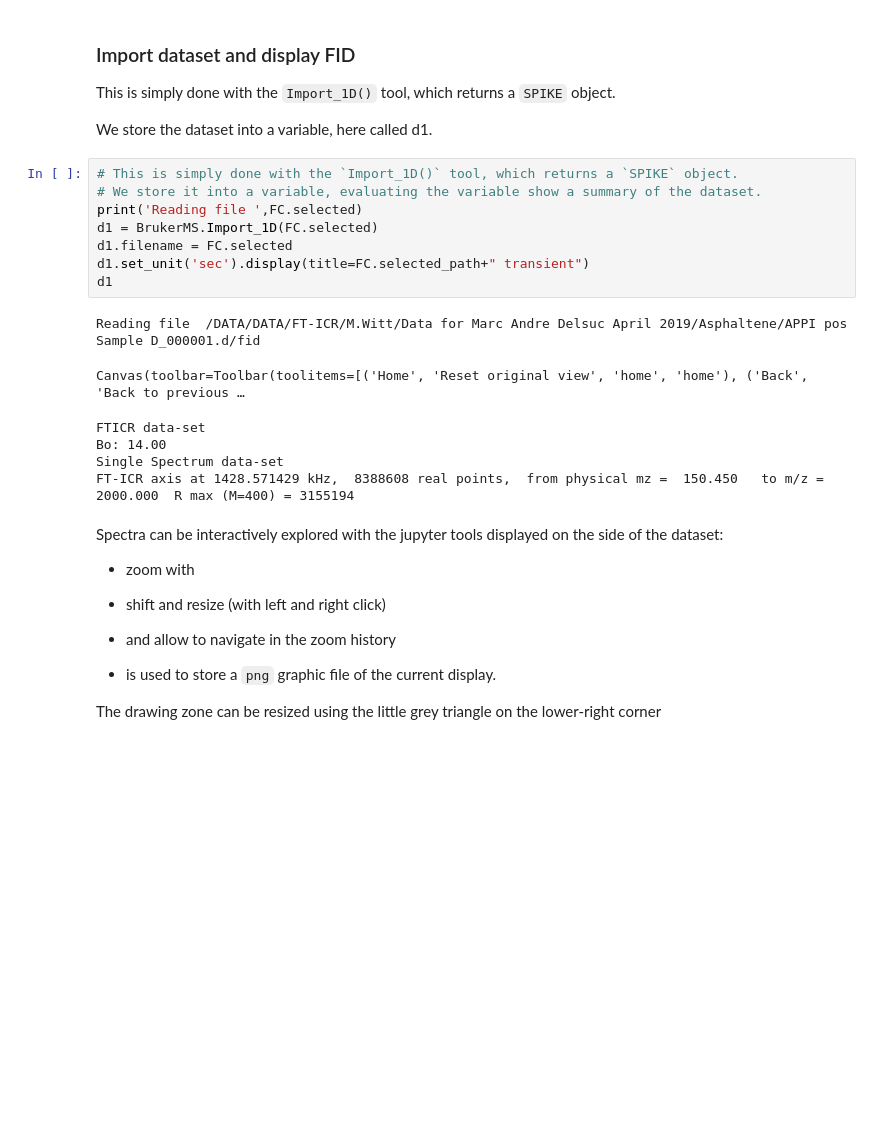
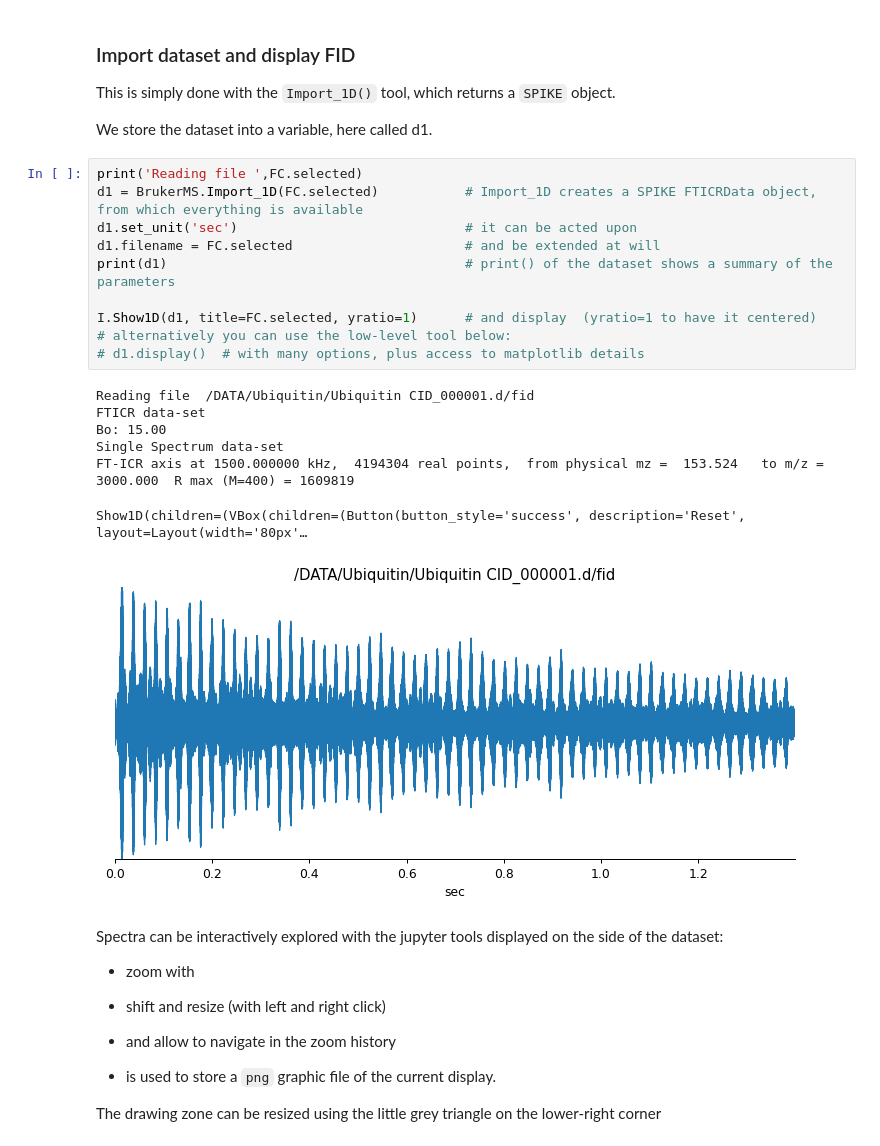
Before and after one commit to spike-project/spike, a Jupyter notebook: Notebooks/ProcessFTICR-MS.ipynb, the cells around one changed output. Drawn from its saved outputs; the diff is of its cells as text; blank space fills up the shorter version.

```diff
--- a/Notebooks/ProcessFTICR-MS.ipynb
+++ b/Notebooks/ProcessFTICR-MS.ipynb
@@ -80,21 +83,24 @@ FileChooser(path='/DATA', filename='', show_hidden='False')
 This is simply done with the `Import_1D()` tool, which returns a `SPIKE` object.
 
 We store the dataset into a variable, here called d1.
-# %%
-# This is simply done with the `Import_1D()` tool, which returns a `SPIKE` object.
-# We store it into a variable, evaluating the variable show a summary of the dataset.
-print('Reading file ',FC.selected)
-d1 = BrukerMS.Import_1D(FC.selected)
-d1.filename = FC.selected
-d1.set_unit('sec').display(title=FC.selected_path+" transient")
-d1
-# %% [output]
-Reading file  /DATA/DATA/FT-ICR/M.Witt/Data for Marc Andre Delsuc April 2019/Asphaltene/APPI pos Sample D_000001.d/fid
-Canvas(toolbar=Toolbar(toolitems=[('Home', 'Reset original view', 'home', 'home'), ('Back', 'Back to previous …
-FTICR data-set
-Bo: 14.00
-Single Spectrum data-set
-FT-ICR axis at 1428.571429 kHz,  8388608 real points,  from physical mz =  150.450   to m/z = 2000.000  R max (M=400) = 3155194
+# %%
+print('Reading file ',FC.selected)
+d1 = BrukerMS.Import_1D(FC.selected)           # Import_1D creates a SPIKE FTICRData object, from which everything is available
+d1.set_unit('sec')                             # it can be acted upon
+d1.filename = FC.selected                      # and be extended at will
+print(d1)                                      # print() of the dataset shows a summary of the parameters
+
+I.Show1D(d1, title=FC.selected, yratio=1)      # and display  (yratio=1 to have it centered)
+# alternatively you can use the low-level tool below:
+# d1.display()  # with many options, plus access to matplotlib details
+# %% [output]
+Reading file  /DATA/Ubiquitin/Ubiquitin CID_000001.d/fid
+FTICR data-set
+Bo: 15.00
+Single Spectrum data-set
+FT-ICR axis at 1500.000000 kHz,  4194304 real points,  from physical mz =  153.524   to m/z = 3000.000  R max (M=400) = 1609819
+Show1D(children=(VBox(children=(Button(button_style='success', description='Reset', layout=Layout(width='80px'…
+[figure, added]
 # %% [markdown]
 Spectra can be interactively explored with the jupyter tools displayed  on the side of the dataset:
 
```
Also changed, not shown: parts of 9 cells of this notebook, 15 other files.
